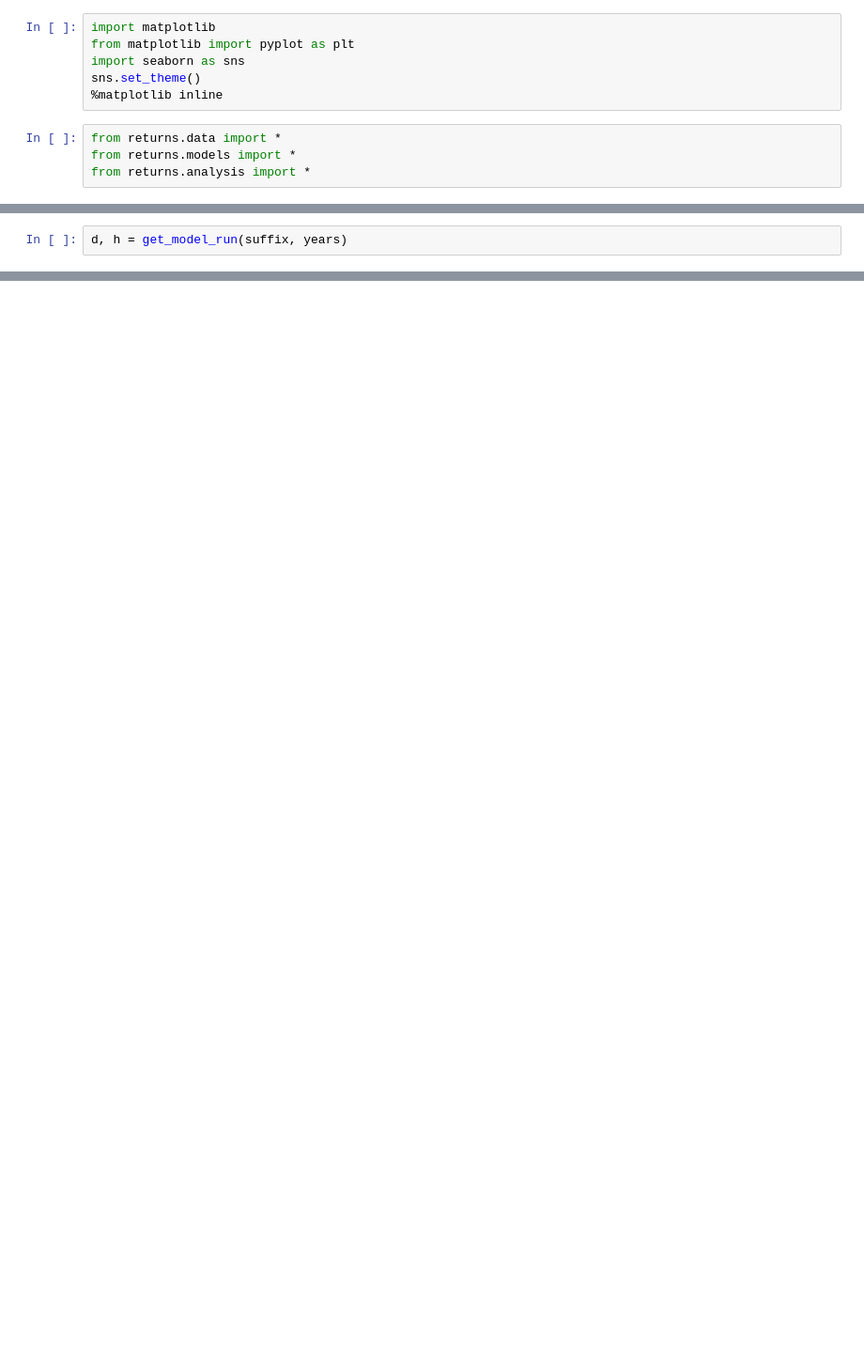
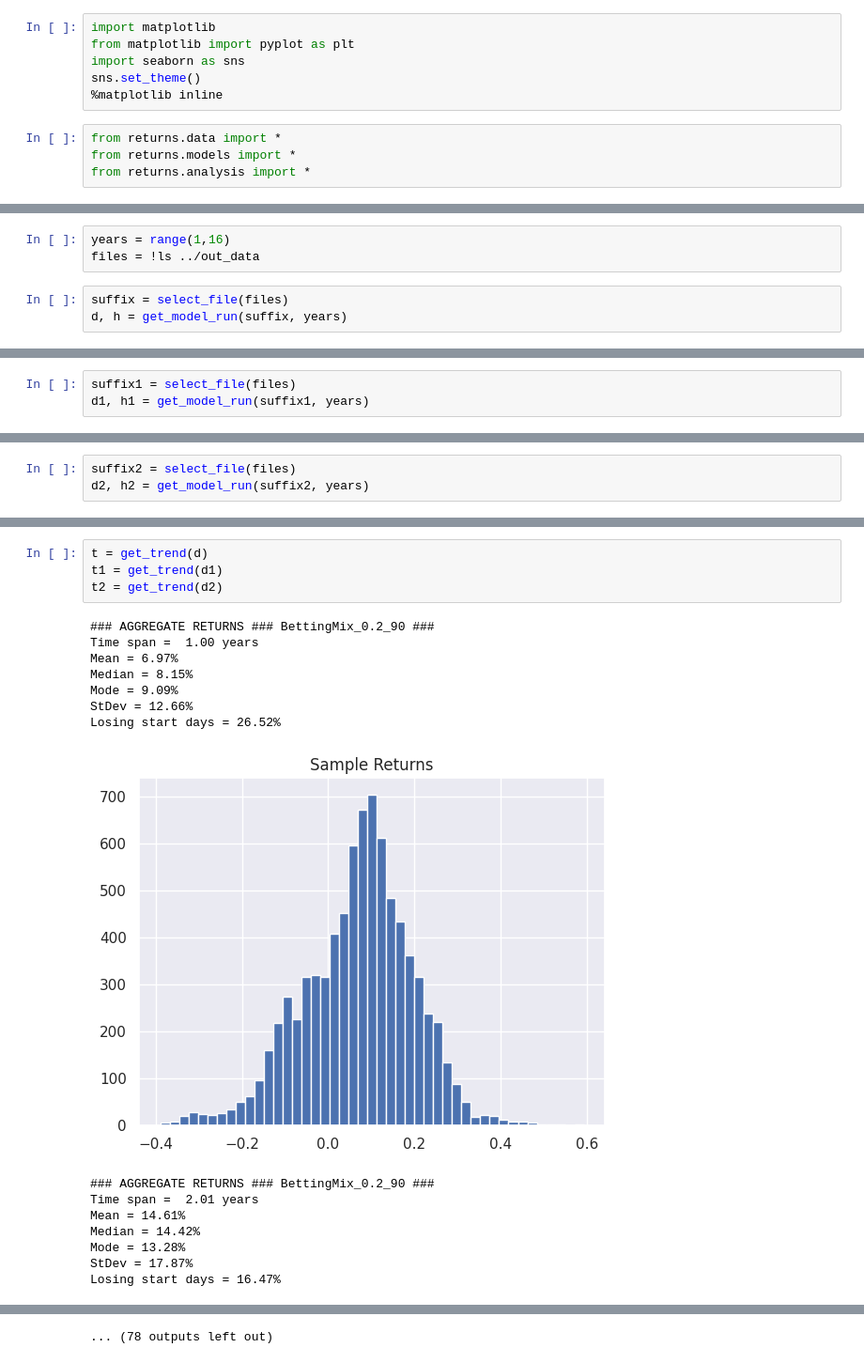
Before and after one commit to DrSkippy/SP500_Historical_Portfolio_Returns, a Jupyter notebook: notebooks/scratch.ipynb, the cells around one changed output, grey strips where cells are left out. Shown at 94% size. Saved outputs shown, nothing was run; the diff lists cells and outputs as text; blank space fills up the shorter version.

```diff
--- a/notebooks/scratch.ipynb
+++ b/notebooks/scratch.ipynb
@@ -35,3 +11,7 @@ years = range(1,16)
+# %%
+years = range(1,16)
+files = !ls ../out_data
 # %%
+suffix = select_file(files)
 d, h = get_model_run(suffix, years)
 # %% [output]
@@ -109,0 +35,3 @@ Losing start days = 4.51%
+# %%
+suffix1 = select_file(files)
+d1, h1 = get_model_run(suffix1, years)
@@ -109,0 +56,3 @@ Losing start days = 4.51%
+# %%
+suffix2 = select_file(files)
+d2, h2 = get_model_run(suffix2, years)
@@ -109,0 +77,20 @@ Losing start days = 4.51%
+# %%
+t = get_trend(d)
+t1 = get_trend(d1)
+t2 = get_trend(d2)
+# %% [output]
+### AGGREGATE RETURNS ### BettingMix_0.2_90 ###
+Time span =  1.00 years
+Mean = 6.97%
+Median = 8.15%
+Mode = 9.09%
+StDev = 12.66%
+Losing start days = 26.52%
+[figure, added]
+### AGGREGATE RETURNS ### BettingMix_0.2_90 ###
+Time span =  2.01 years
+Mean = 14.61%
+Median = 14.42%
+Mode = 13.28%
+StDev = 17.87%
+Losing start days = 16.47%
@@ -109,0 +130 @@ Losing start days = 4.51%
+... (78 outputs left out)
```
Also changed, not shown: parts of 9 cells of this notebook, 4 other files.
